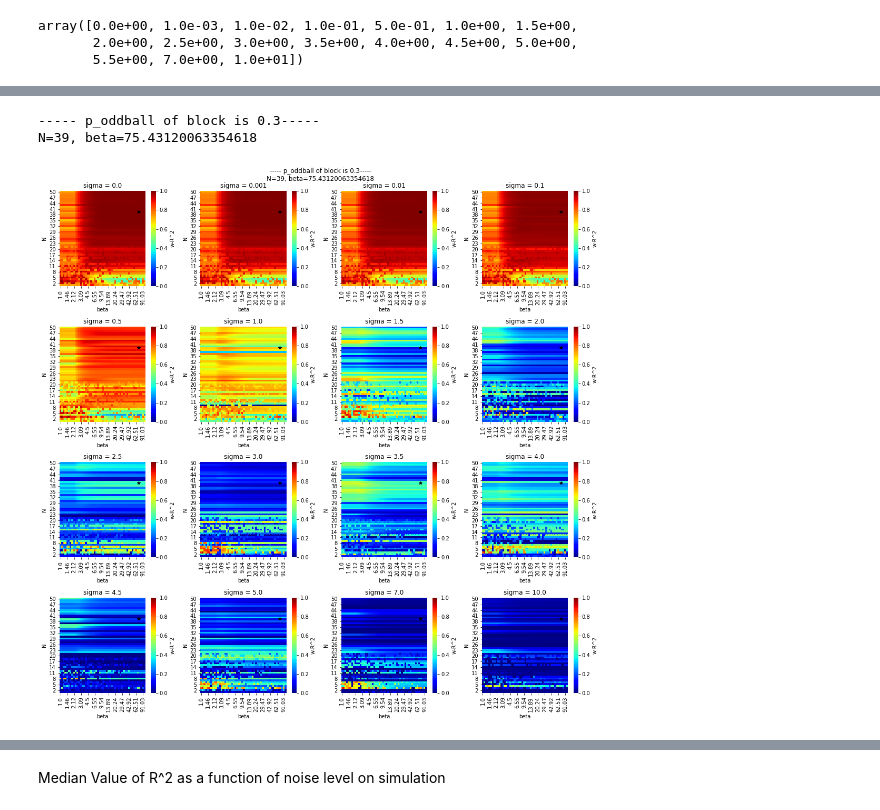
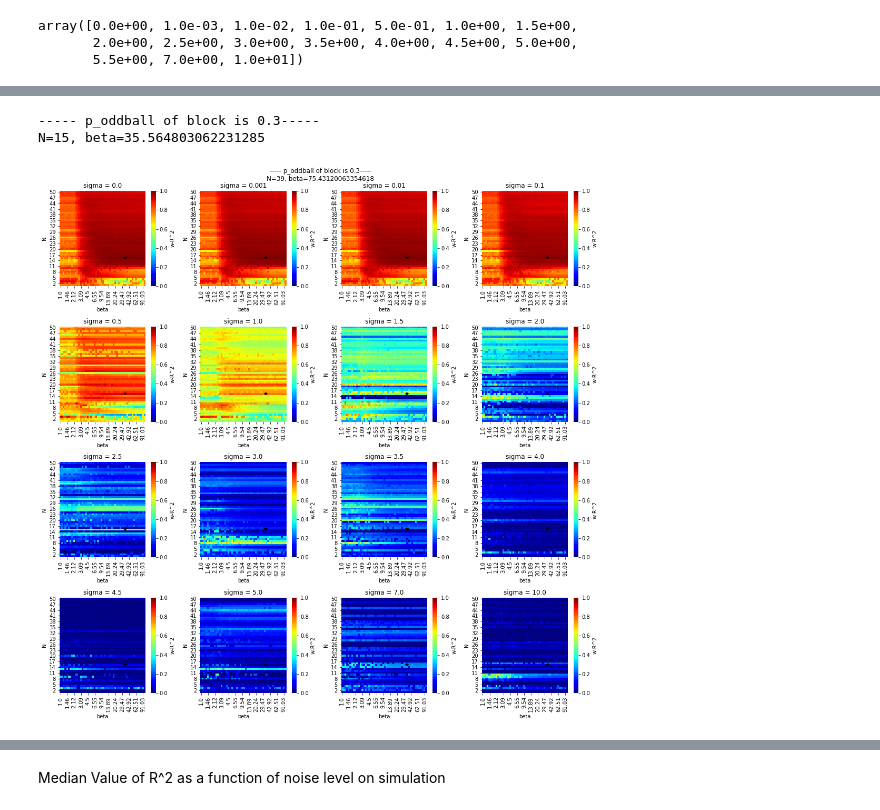
Before and after one commit to yuvfried/seminar-workshop, a Jupyter notebook: notebooks/Noise_Analysis.ipynb, the cells around one changed output, grey strips where cells are left out. Drawn from its saved outputs; the diff is of its cells as text; code cells hidden in the pictures.

```diff
--- a/notebooks/Noise_Analysis.ipynb
+++ b/notebooks/Noise_Analysis.ipynb
@@ -87,7 +88,7 @@ def rsquared(df_model, eeg, N, beta, weighted=True):
     return wls_results.rsquared
 # %%
 noises = np.concatenate(
-    (np.arange(6, step=.5),
+    (np.arange(5.5, step=.5),
      np.logspace(-3,-1, num=3, base=10),
      np.array([7,10])
     )
@@ -100,6 +101,7 @@ array([0.0e+00, 1.0e-03, 1.0e-02, 1.0e-01, 5.0e-01, 1.0e+00, 1.5e+00,
        5.5e+00, 7.0e+00, 1.0e+01])
 # %%
 # the block that we'll work with
+p_oddball = 0.3
 block = create_block(p_oddball)
 # calculate surprise signals (and their corressponding weights) for each model.
 # This is not the logic chronology, but calculating it beforehand saves runtime.
@@ -119,6 +121,6 @@ for N in Ns:
 # %%
-base_N = np.random.choice(Ns)
-base_BETA = np.random.choice(betas)
+base_N = 15
+base_BETA = betas[11]
 print(f"N={base_N}, beta={base_BETA}")
 base_model = d_S[(base_N,base_BETA)]
 # %% [output]
@@ -160,11 +162,11 @@ N=50
 # %%
 import seaborn as sns
 
-def plot_noise_maps(d_noise, binned=False, filename=None):
+def plot_noise_maps(d_noise, base_N, base_beta, binned=False, filename=None):
     fig = plt.figure(figsize=(15,15))
     fig.suptitle("-"*5+f" p_oddball of block is {p_oddball}"+"-"*5+"\n"+"N=39, beta=75.43120063354618")
     print("-"*5+f" p_oddball of block is {p_oddball}"+"-"*5)
-    print("N=39, beta=75.43120063354618")
+    print(f"N={base_N}, beta={base_beta}")
     for i, sig in enumerate(d_noise):
         if binned:
             num_bins = 20
@@ -179,7 +181,7 @@ def plot_noise_maps(d_noise, binned=False, filename=None):
                     cmap="jet",
                     cbar_kws={'label': f"w-R^2"},
                    vmin=0.0, vmax=1.0, ax=ax)
-        plt.plot(np.argwhere(betas[::-1]==75.43120063354618), np.argwhere(Ns[::-1]==39), '*k')
+        plt.plot(np.argwhere(betas[::-1]==base_beta), np.argwhere(Ns[::-1]==base_N), '*k')
         plt.title(f"sigma = {sig}")
 
     plt.tight_layout()
@@ -188,10 +190,10 @@ def plot_noise_maps(d_noise, binned=False, filename=None):
     else:
         plt.savefig(filename)
 # %%
-plot_noise_maps(d_noise)
+plot_noise_maps(d_noise, base_N, base_BETA)
 # %% [output]
 ----- p_oddball of block is 0.3-----
-N=39, beta=75.43120063354618
+N=15, beta=35.564803062231285
-[figure, old version]
+[figure, new version]
 # %%
 PATH = r"data/noise_simulation_analysis/"
```
Also changed, not shown: parts of 6 cells of this notebook.
